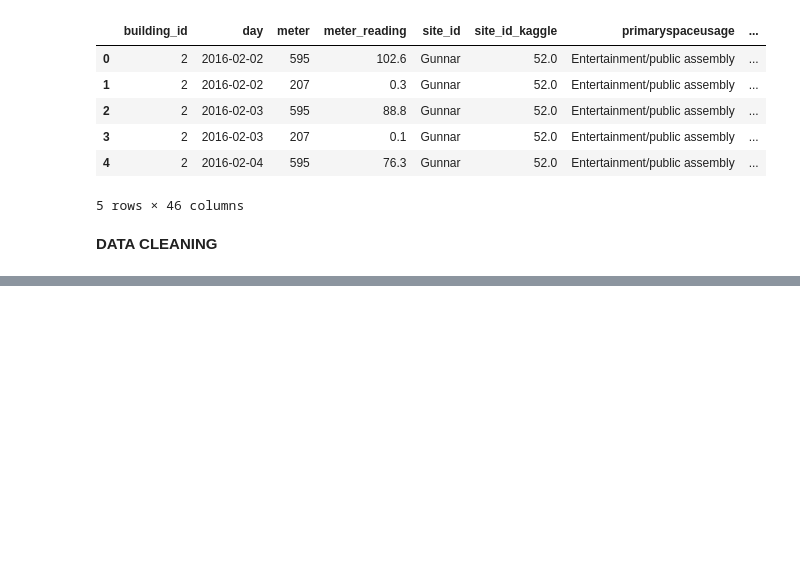
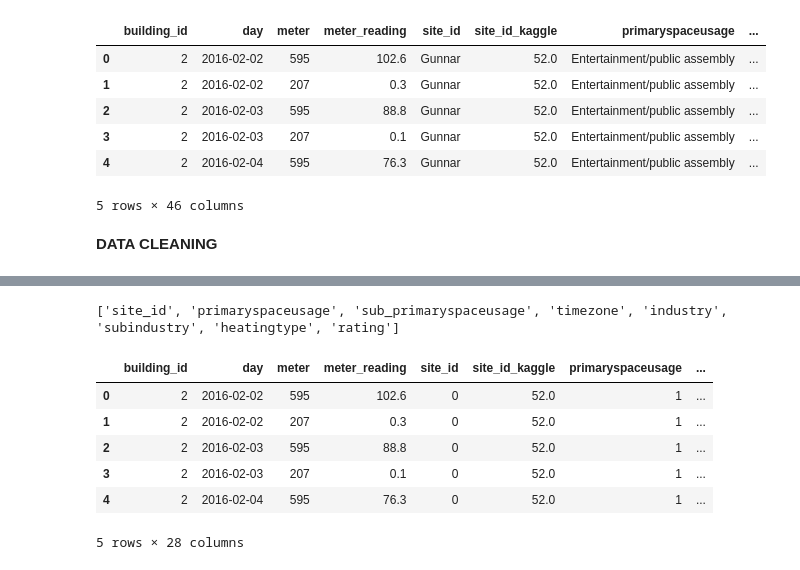
Before and after one commit to DmtrRm/IAAC2024_tutorials, a Jupyter notebook: kaggle_complete.ipynb, the cells around one changed output, grey strips where cells are left out. Cells and saved outputs as stored; diff of their text form; code cells hidden in the pictures; blank space fills up the shorter version.

```diff
--- a/kaggle_complete.ipynb
+++ b/kaggle_complete.ipynb
@@ -109,3 +109,8 @@ full_df.merge(weather, how="left", on=["day", "site_id"]).head()
 5 rows × 46 columns
 # %% [markdown]
 **DATA CLEANING**
+# %%
+for c in full_df.columns:
+   if len(full_df[c].unique())==1:
+    full_df=full_df.drop([c], axis=1)
+full_df.head()
@@ -111,0 +157,15 @@ full_df.merge(weather, how="left", on=["day", "site_id"]).head()
+# %%
+cLbls_full_df=encode_binary_categorical(full_df)
+print(cLbls_full_df)
+# %% [output]
+['site_id', 'primaryspaceusage', 'sub_primaryspaceusage', 'timezone', 'industry', 'subindustry', 'heatingtype', 'rating']
+# %%
+full_df.head()
+# %% [output]
+|  | building_id | day | meter | meter_reading | site_id | site_id_kaggle | primaryspaceusage | ... |
+| 0 | 2 | 2016-02-02 | 595 | 102.6 | 0 | 52.0 | 1 | ... |
+| 1 | 2 | 2016-02-02 | 207 | 0.3 | 0 | 52.0 | 1 | ... |
+| 2 | 2 | 2016-02-03 | 595 | 88.8 | 0 | 52.0 | 1 | ... |
+| 3 | 2 | 2016-02-03 | 207 | 0.1 | 0 | 52.0 | 1 | ... |
+| 4 | 2 | 2016-02-04 | 595 | 76.3 | 0 | 52.0 | 1 | ... |
+5 rows × 28 columns
```
Also changed, not shown: parts of 3 cells of this notebook.
